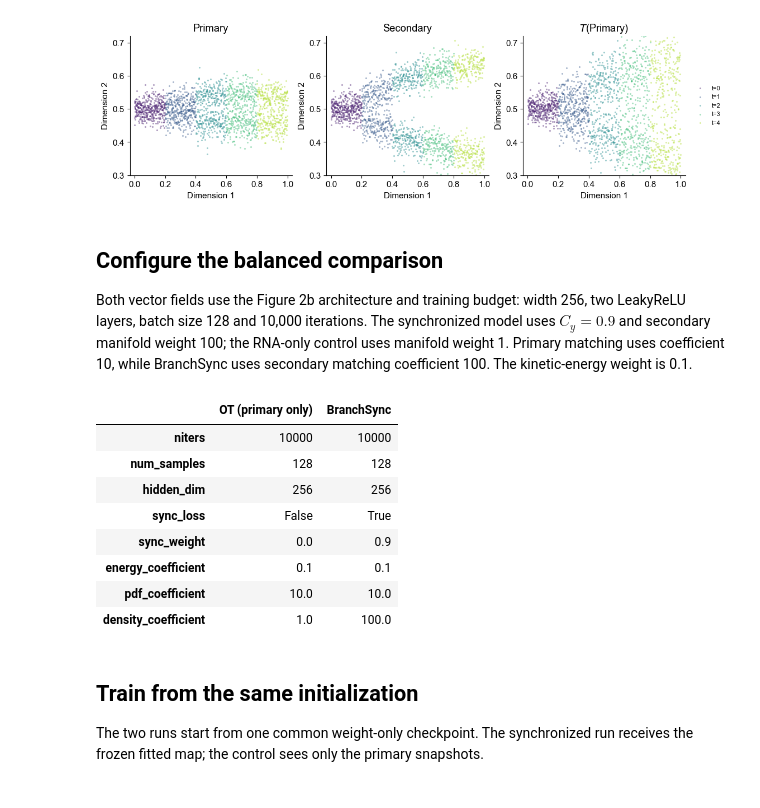
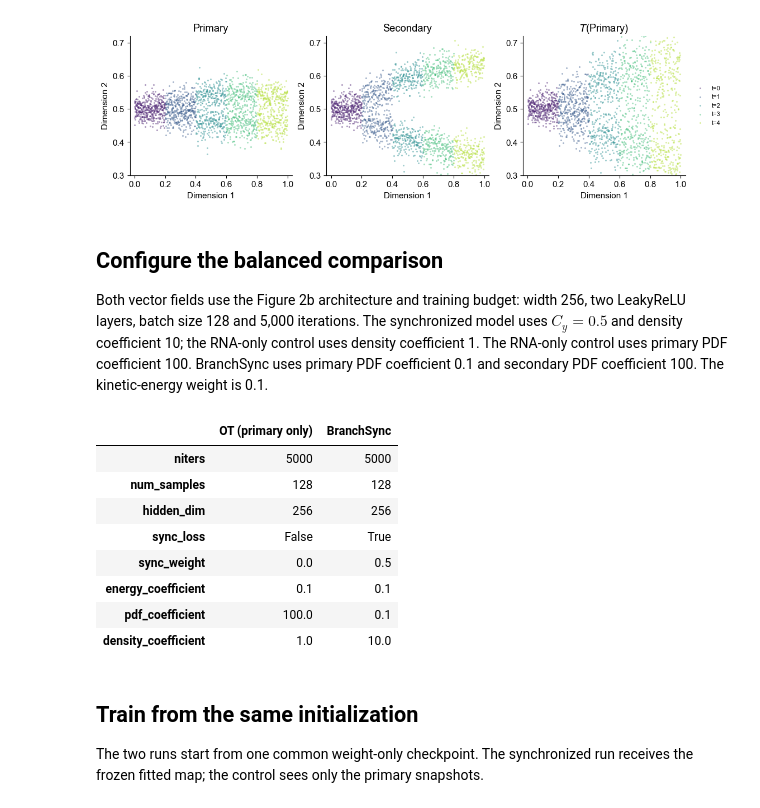
Before and after one commit to shankswang953/COATI_website, a Jupyter notebook: docs/tutorials/syntheticdata/BranchSync.ipynb, the cells around one changed output. Saved outputs shown, nothing was run; the diff lists cells and outputs as text; code cells hidden in the pictures.

```diff
--- a/docs/tutorials/syntheticdata/BranchSync.ipynb
+++ b/docs/tutorials/syntheticdata/BranchSync.ipynb
@@ -112,68 +112,74 @@ plot_data_and_map(cells, T);
 ## Configure the balanced comparison
 
 Both vector fields use the Figure 2b architecture and training budget: width 256, two
-LeakyReLU layers, batch size 128 and 10,000 iterations. The synchronized model uses
-$C_y=0.9$ and secondary manifold weight 100; the RNA-only control uses manifold weight 1.
-Primary matching uses coefficient 10, while BranchSync uses secondary matching
-coefficient 100. The kinetic-energy weight is 0.1.
+LeakyReLU layers, batch size 128 and 5,000 iterations. The synchronized model uses
+$C_y=0.5$ and density coefficient 10; the RNA-only control uses density coefficient 1.
+The RNA-only control uses primary PDF coefficient 100. BranchSync uses primary PDF
+coefficient 0.1 and secondary PDF coefficient 100. The kinetic-energy
+weight is 0.1.
 # %%
-adaptive = {
+adaptive_base = {
     "adaptive_lambda": True,
     "median_n_sample": 128,
     "floor_n_sample": 128,
     "floor_buffer_std": 1.0,
-    "pdf_coefficient_sec": 100.0,
-    "lambda_init": 10.0,
     "lambda_min": 1.0,
-    "lambda_max": 10.0,
     "eta_lambda": 1.0,
-    "lambda_init_pri": 10.0,
-    "lambda_init_sec": 100.0,
     "lambda_min_pri": 1.0,
     "lambda_min_sec": 1.0,
-    "lambda_max_pri": 10.0,
-    "lambda_max_sec": 100.0,
     "eta_lambda_pri": 1.0,
     "eta_lambda_sec": 1.0,
     "dual_warmup": 1000,
     "dual_decay": 1.0,
     "dual_update_freq": 10,
     "dual_ema_alpha": 0.1,
     "lambda_update_mode": "max",
     "eta_neg_scale": 100.0,
 }
+control_adaptive = {**adaptive_base,
+    "pdf_coefficient_sec": 100.0,
+    "lambda_init": 100.0, "lambda_min": 100.0, "lambda_max": 100.0,
+    "lambda_init_pri": 100.0, "lambda_min_pri": 100.0, "lambda_max_pri": 100.0,
+    "lambda_init_sec": 100.0, "lambda_min_sec": 100.0, "lambda_max_sec": 100.0,
+}
+sync_adaptive = {**adaptive_base,
+    "pdf_coefficient_sec": 100.0,
+    "lambda_init": 0.1, "lambda_min": 0.1, "lambda_max": 0.1,
+    "lambda_init_pri": 0.1, "lambda_min_pri": 0.1, "lambda_max_pri": 0.1,
+    "lambda_init_sec": 100.0, "lambda_min_sec": 100.0, "lambda_max_sec": 100.0,
+}
 common = dict(
     balanced=True,
-    iterations=10_000,
+    iterations=5_000,
     batch_size=128,
     hidden_dim=256,
     n_layers=2,
     activation="leaky_relu",
     learning_rate=1e-3,
     energy_weight=.1,
-    matching_weight=10.,
     seed=0,
-    extra=adaptive,
 )
 configs = {
-    "OT (primary only)": ct.Config(multimodal=False, manifold_weight=1., **common),
-    "BranchSync": ct.Config(multimodal=True, secondary_weight=.9,
-                            manifold_weight=100., **common),
+    "OT (primary only)": ct.Config(multimodal=False, manifold_weight=1.,
+                                     matching_weight=100., extra=control_adaptive, **common),
+    "BranchSync": ct.Config(multimodal=True, secondary_weight=.5,
+                            manifold_weight=10., matching_weight=.1,
+                            extra=sync_adaptive, **common),
 }
 pd.DataFrame({name: {key: cfg.to_dict()[key] for key in
     ["niters", "num_samples", "hidden_dim", "sync_loss", "sync_weight",
      "energy_coefficient", "pdf_coefficient", "density_coefficient"]}
     for name, cfg in configs.items()})
 # %% [output]
 |  | OT (primary only) | BranchSync |
-| niters | 10000 | 10000 |
+| niters | 5000 | 5000 |
 | num_samples | 128 | 128 |
 | hidden_dim | 256 | 256 |
 | sync_loss | False | True |
-| sync_weight | 0.0 | 0.9 |
+| sync_weight | 0.0 | 0.5 |
 | energy_coefficient | 0.1 | 0.1 |
-| pdf_coefficient | 10.0 | 10.0 |
-| density_coefficient | 1.0 | 100.0 |
+| pdf_coefficient | 100.0 | 0.1 |
+| density_coefficient | 1.0 | 10.0 |
 # %% [markdown]
 ## Train from the same initialization
 
```
Also changed, not shown: parts of 3 cells of this notebook, 1 other file.
